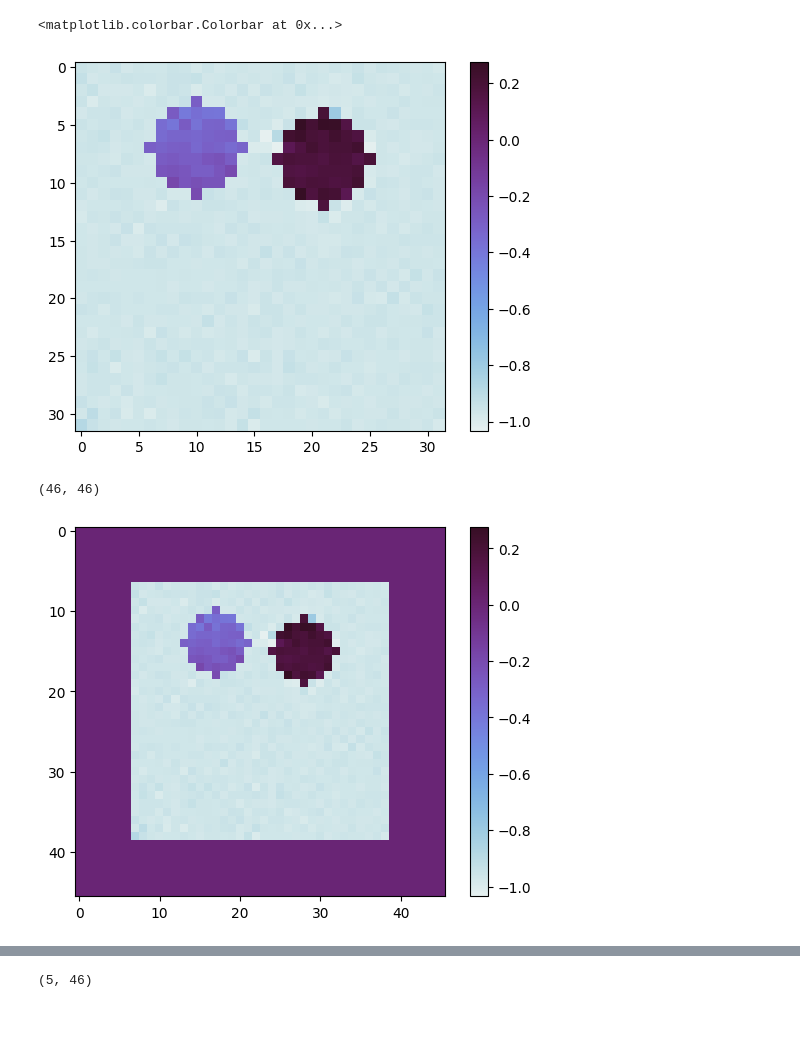
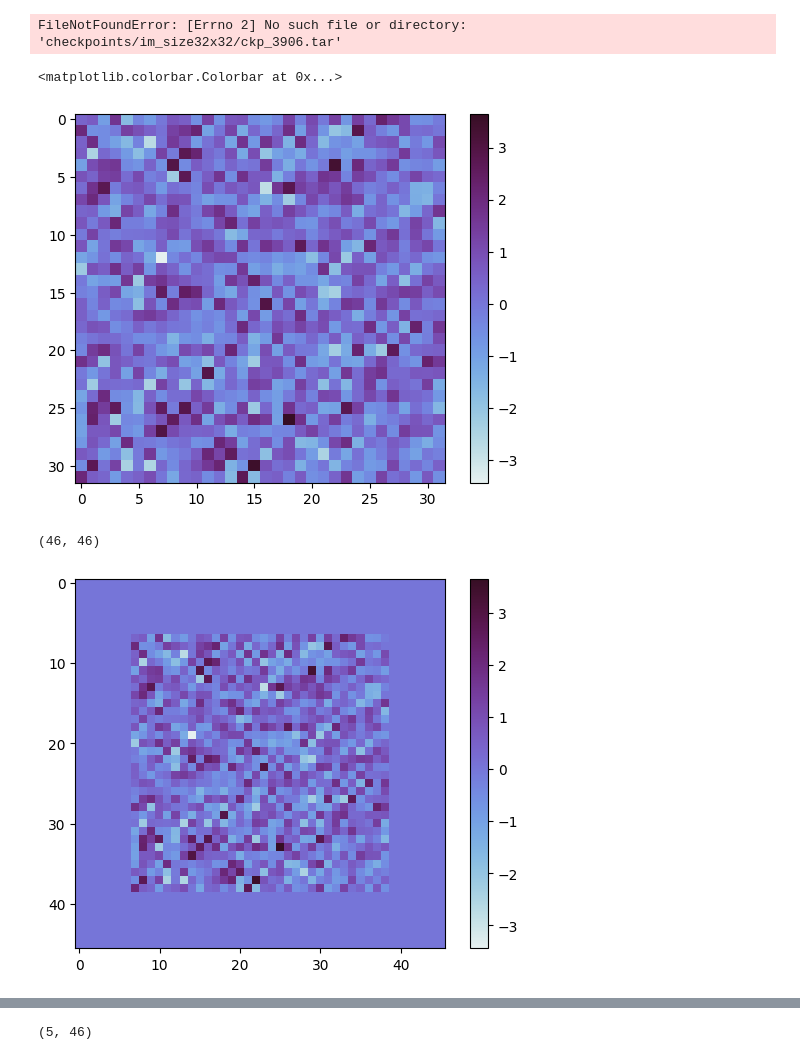
Before and after one commit to jma02/d-flow, a Jupyter notebook: dflow.ipynb, the cells around one changed output, grey strips where cells are left out. Saved outputs shown, nothing was run; the diff lists cells and outputs as text; code cells hidden in the pictures; blank space fills up the shorter version.

```diff
--- a/dflow.ipynb
+++ b/dflow.ipynb
@@ -27,26 +27,33 @@ torch.backends.cuda.enable_math_sdp(True)
 # %%
 
 %%capture
-checkpoint_path = 'checkpoints/32x32/ckp_3906.tar'
+im_size = 32
+checkpoint_path = f'checkpoints/{im_size}x{im_size}/ckp_3906.tar'
 device = torch.device('cuda' if torch.cuda.is_available() else 'cpu')
-model = Unet(ch=32).to(device)
+# I set this parameter on the 32x32 model
+if im_size == 32:
+    model = Unet(ch=32).to(device)
+else:
+    model = Unet().to(device)
 
 # ema_model = torch.optim.swa_utils.AveragedModel(
 #     model, multi_avg_fn=torch.optim.swa_utils.get_ema_multi_avg_fn(0.9999)
 # )
 _, _, model, _, _, _= load_checkpoint(model=model, path=checkpoint_path)
 model.eval()
+# %% [output]
+FileNotFoundError: [Errno 2] No such file or directory: 'checkpoints/im_size32x32/ckp_3906.tar'
 # %%
 # test model out quickly
 # with torch.autograd.profiler.profile(use_device='cuda') as prof:
-img = sample_images(model, (1,1,32,32), num_steps=5)
+img = sample_images(model, (1,1,im_size,im_size), num_steps=5)
 # print(prof.key_averages().table(sort_by="cuda_time_total"))
 img = img[-1].squeeze().cpu().numpy()
 plt.imshow(img, cmap=cmocean.cm.dense)
 plt.colorbar() # note that our flow model is normalized to [-1,1]
 # %% [output]
 <matplotlib.colorbar.Colorbar at 0x...>
-[figure, old version]
+[figure, new version]
 # %%
 img_padded = radon.pad_image(img)
 plt.imshow(img_padded, cmap=cmocean.cm.dense)
@@ -54,7 +61,7 @@ plt.colorbar()
 print(img_padded.shape)
 # %% [output]
 (46, 46)
-[figure, old version]
+[figure, new version]
 # %%
 N = 100 # number of projection angles
 img_radon = radon.radon_transform(img, N=N)
```
Also changed, not shown: parts of 8 cells of this notebook, 1 other file.
